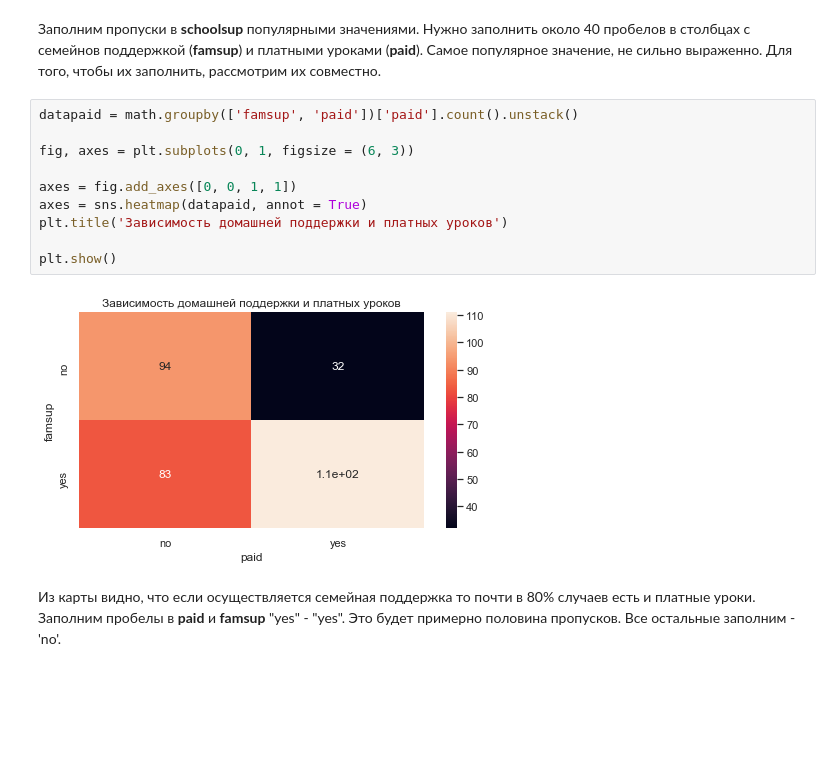
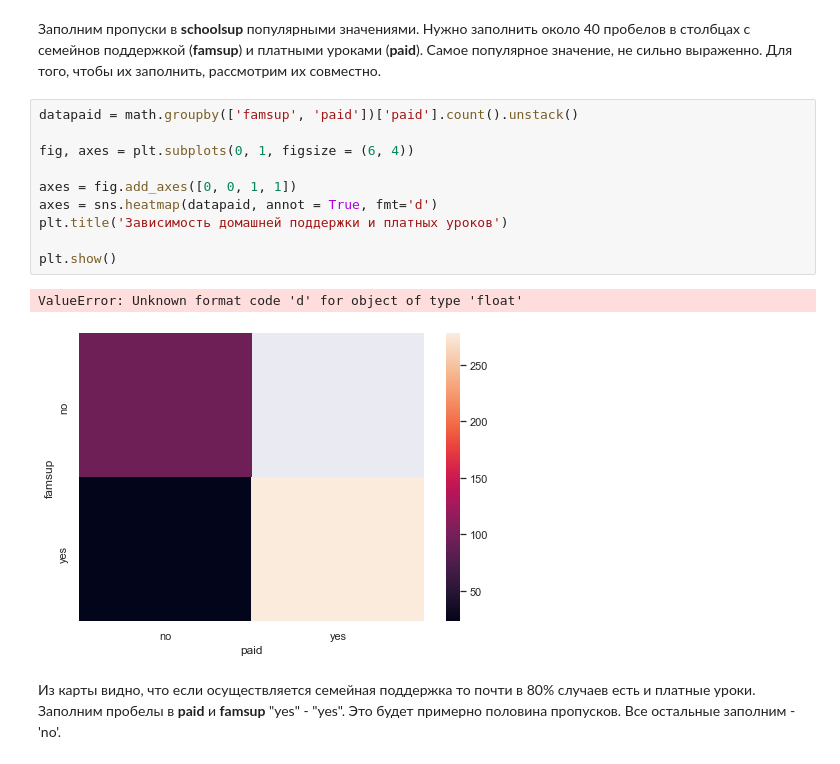
Before and after one commit to Deus99/skillfactory_rds, a Jupyter notebook: module_2/EDA_Unicef.ipynb, the cells around one changed output. Cells and saved outputs as stored; diff of their text form; blank space fills up the shorter version.

```diff
--- a/module_2/EDA_Unicef.ipynb
+++ b/module_2/EDA_Unicef.ipynb
@@ -809,15 +775,16 @@ plt.show()
 # %%
 datapaid = math.groupby(['famsup', 'paid'])['paid'].count().unstack()
 
-fig, axes = plt.subplots(0, 1, figsize = (6, 3))
+fig, axes = plt.subplots(0, 1, figsize = (6, 4))
 
 axes = fig.add_axes([0, 0, 1, 1])
-axes = sns.heatmap(datapaid, annot = True)
+axes = sns.heatmap(datapaid, annot = True, fmt='d')
 plt.title('Зависимость домашней поддержки и платных уроков')
 
 plt.show()
 # %% [output]
+ValueError: Unknown format code 'd' for object of type 'float'
-[figure, old version]
+[figure, new version]
 # %% [markdown]
 Из карты видно, что если осуществляется семейная поддержка то почти в 80% случаев есть и платные уроки. Заполним пробелы в **paid** и **famsup** "yes" - "yes". Это будет примерно половина пропусков. Все остальные заполним - 'no'.
 # %%
```
Also changed, not shown: parts of 64 cells of this notebook.
